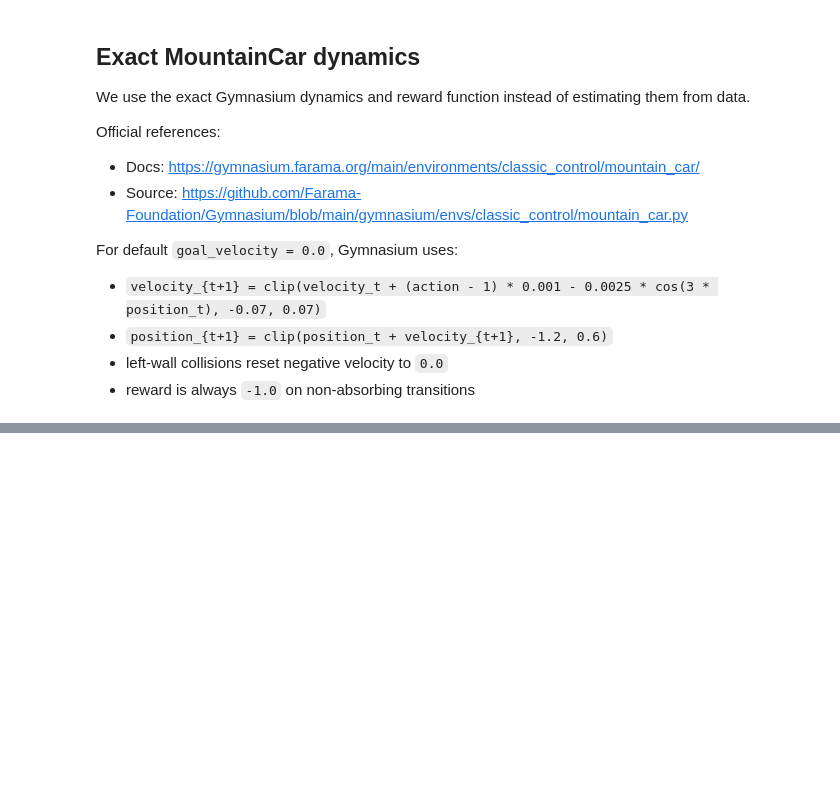
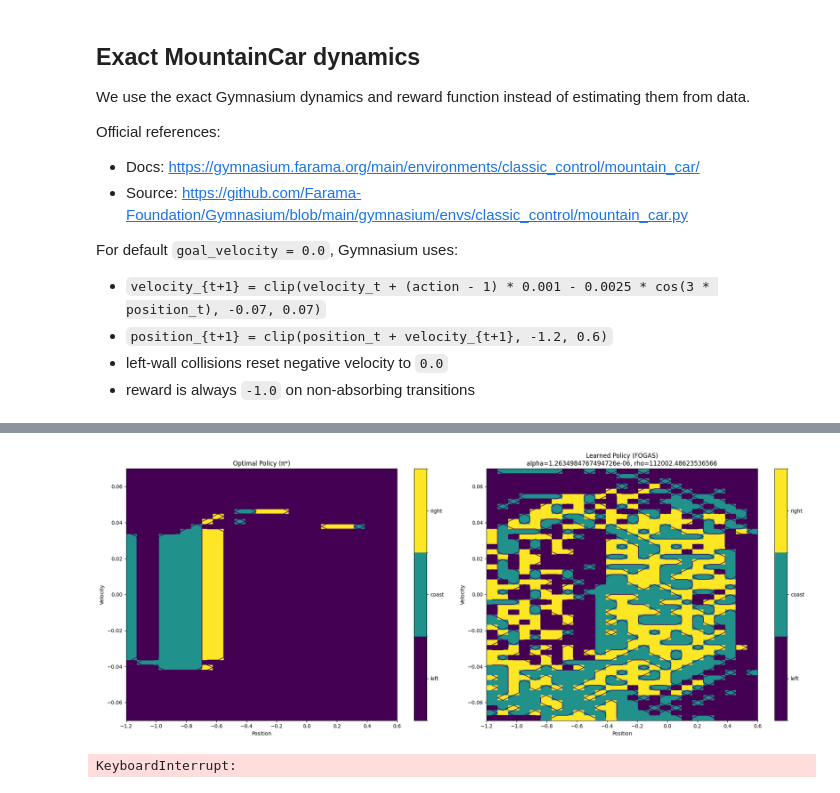
Before and after one commit to maaurod/FOGAS, a Jupyter notebook: testing_vectorized/MountainCar_discretization.ipynb, the cells around one changed output, grey strips where cells are left out. Saved outputs shown, nothing was run; the diff lists cells and outputs as text; code cells hidden in the pictures; blank space fills up the shorter version.

```diff
--- a/testing_vectorized/MountainCar_discretization.ipynb
+++ b/testing_vectorized/MountainCar_discretization.ipynb
@@ -373,0 +748,17 @@ plt.show()
+# %%
+# 1. Run the solver with your specific parameters
+solver.run(
+    alpha=0.0001,
+    eta=0.00002,
+    rho=0.5,
+    tqdm_print=True,
+    T=50000
+)
+
+# 2. Get and display the final reward using the evaluator
+reward = evaluator.final_reward()
+print(f"\nOptimization Finished.")
+print(f"Final Scalar Reward: {reward}")
+
+# 3. Alternatively, for a more detailed comparison against the optimal:
+evaluator.compare_final_rewards()
@@ -373,0 +797,47 @@ plt.show()
+# %%
+# 1. Create a side-by-side figure
+fig, axes = plt.subplots(1, 2, figsize=(20, 8))
+
+# 2. Plot the Optimal Policy on the first axis
+plot_policy(
+    mdp.pi_star,
+    N_STATES, N_ACTIONS, STATE_BINS, BIN_CENTERS, BIN_EDGES,
+    state_id_to_multi_bin,
+    CORE_STATE_COUNT=int(np.prod(STATE_BINS)),
+    title="Optimal Policy (π*)",
+    ax=axes[0]
+)
+
+# 3. Plot the FOGAS Policy on the second axis
+# solver.pi contains the policy learned after your run() call
+plot_policy(
+    solver.pi,
+    N_STATES, N_ACTIONS, STATE_BINS, BIN_CENTERS, BIN_EDGES,
+    state_id_to_multi_bin,
+    CORE_STATE_COUNT=int(np.prod(STATE_BINS)),
+    title=f"Learned Policy (FOGAS)\nalpha={solver.alpha}, rho={solver.rho}",
+    ax=axes[1]
+)
+
+plt.tight_layout()
+plt.show()
+# %% [output]
+[figure, added]
+# %%
+# 4. Run Hyperparameter Optimization (Example: tuning rho and alpha)
+# This will run the solver multiple times to find the best settings
+optimization_results = optimizer.optimize_fogas_hyperparameters(
+    order=("rho", "alpha"),
+    num_runs=1,
+    print_main=True
+)
+
+# 5. Analyze Reward Approximation
+# MountainCar doesn't have walls/pits, and the goal is GOAL_STATE_ID
+# We set show_plot=False because the internal plotter assumes a square grid
+evaluator.analyze_reward_approximation(
+    goal=GOAL_STATE_ID,
+    show_plot=False
+)
+# %% [output]
+KeyboardInterrupt:
```
Also changed, not shown: parts of 19 cells of this notebook, 2 other files.
